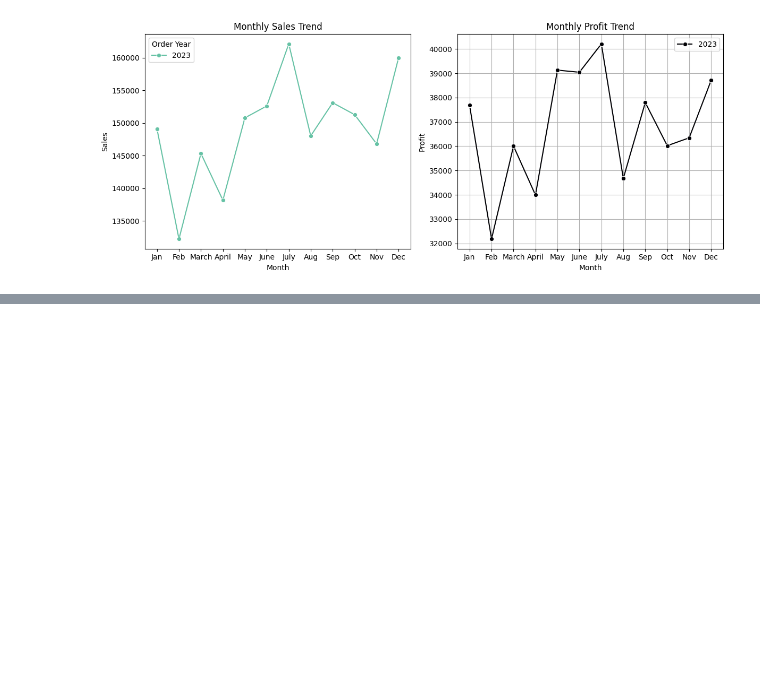
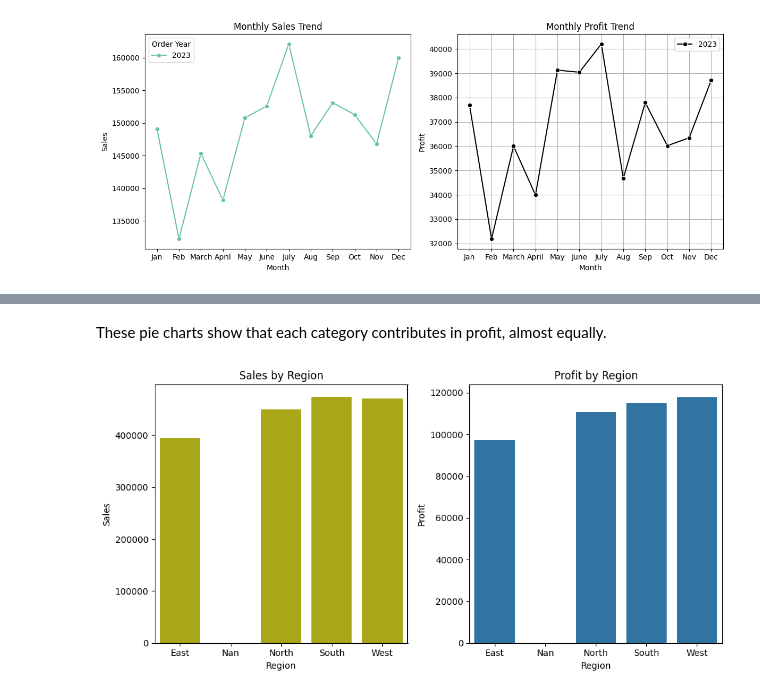
Before and after one commit to alinazainab/EDA-Report-for-Retail_Sales-data, a Jupyter notebook: EDA.ipynb, the cells around one changed output, grey strips where cells are left out. Saved outputs shown, nothing was run; the diff lists cells and outputs as text; code cells hidden in the pictures; blank space fills up the shorter version.

```diff
--- a/EDA.ipynb
+++ b/EDA.ipynb
@@ -287,0 +302,16 @@ The 'Profit Trend' line plot is almost same as 'Sales Trend'. But the higher pro
+# %% [markdown]
+These pie charts show that each category contributes in profit, almost equally.
+# %%
+#  Sales and Profit by Region
+by_region = clear_df.groupby('Region')[['Sales', 'Profit']].sum().reset_index()
+
+fig, axe = plt.subplots(1,2, figsize=(10, 5))
+sns.barplot(ax=axe[0], data=by_region, x='Region', y='Sales', color='y', estimator=sum)
+axe[0].set_title("Sales by Region")
+
+sns.barplot(ax=axe[1], data=by_region, x='Region', y='Profit')
+axe[1].set_title("Profit by Region")
+
+plt.tight_layout()
+# %% [output]
+[figure, added]
```
Also changed, not shown: parts of 3 cells of this notebook.
